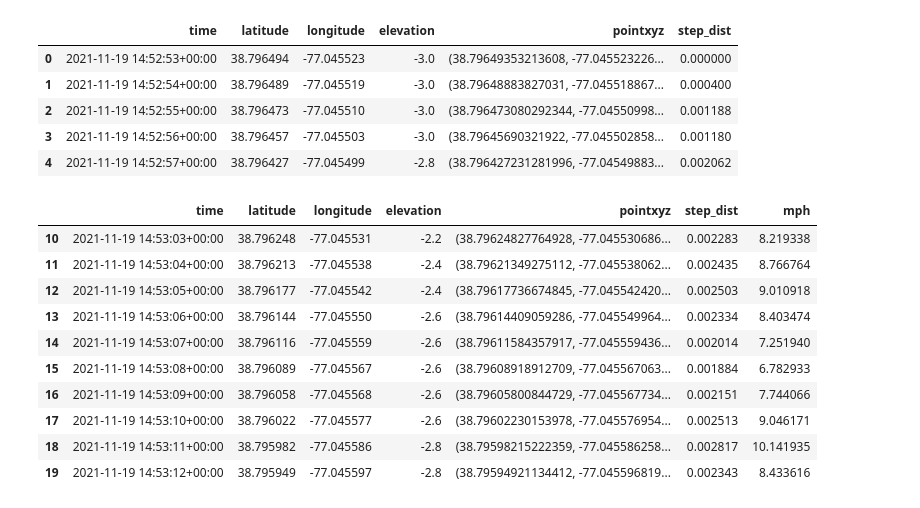
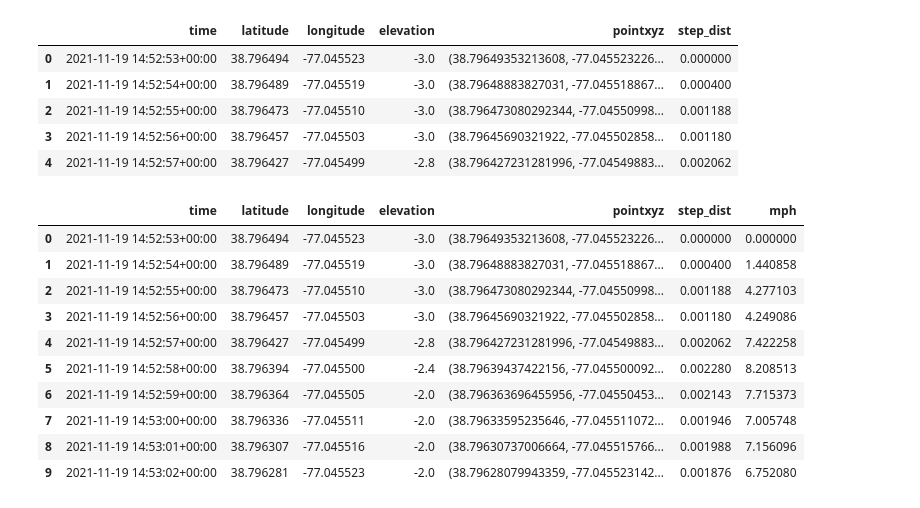
Before and after one commit to lrhf97/gpx_analysis, a Jupyter notebook: route_analysis.ipynb, the cells around one changed output. Drawn from its saved outputs; the diff is of its cells as text; code cells hidden in the pictures.

```diff
--- a/route_analysis.ipynb
+++ b/route_analysis.ipynb
@@ -201,16 +201,16 @@ for i in range(len(route_2loop_df)):
 
 route_2loop_df['mph'] = pd.Series(speed)
 # %%
-route_2loop_df[10:20]
+route_2loop_df[0:10]
 # %% [output]
 |  | time | latitude | longitude | elevation | pointxyz | step_dist | mph |
-| 10 | 2021-11-19 14:53:03+00:00 | 38.796248 | -77.045531 | -2.2 | (38.79624827764928, -77.045530686... | 0.002283 | 8.219338 |
-| 11 | 2021-11-19 14:53:04+00:00 | 38.796213 | -77.045538 | -2.4 | (38.79621349275112, -77.045538062... | 0.002435 | 8.766764 |
-| 12 | 2021-11-19 14:53:05+00:00 | 38.796177 | -77.045542 | -2.4 | (38.79617736674845, -77.045542420... | 0.002503 | 9.010918 |
-| 13 | 2021-11-19 14:53:06+00:00 | 38.796144 | -77.045550 | -2.6 | (38.79614409059286, -77.045549964... | 0.002334 | 8.403474 |
-| 14 | 2021-11-19 14:53:07+00:00 | 38.796116 | -77.045559 | -2.6 | (38.79611584357917, -77.045559436... | 0.002014 | 7.251940 |
-| 15 | 2021-11-19 14:53:08+00:00 | 38.796089 | -77.045567 | -2.6 | (38.79608918912709, -77.045567063... | 0.001884 | 6.782933 |
-| 16 | 2021-11-19 14:53:09+00:00 | 38.796058 | -77.045568 | -2.6 | (38.79605800844729, -77.045567734... | 0.002151 | 7.744066 |
-| 17 | 2021-11-19 14:53:10+00:00 | 38.796022 | -77.045577 | -2.6 | (38.79602230153978, -77.045576954... | 0.002513 | 9.046171 |
-| 18 | 2021-11-19 14:53:11+00:00 | 38.795982 | -77.045586 | -2.8 | (38.79598215222359, -77.045586258... | 0.002817 | 10.141935 |
-| 19 | 2021-11-19 14:53:12+00:00 | 38.795949 | -77.045597 | -2.8 | (38.79594921134412, -77.045596819... | 0.002343 | 8.433616 |
+| 0 | 2021-11-19 14:52:53+00:00 | 38.796494 | -77.045523 | -3.0 | (38.79649353213608, -77.045523226... | 0.000000 | 0.000000 |
+| 1 | 2021-11-19 14:52:54+00:00 | 38.796489 | -77.045519 | -3.0 | (38.79648883827031, -77.045518867... | 0.000400 | 1.440858 |
+| 2 | 2021-11-19 14:52:55+00:00 | 38.796473 | -77.045510 | -3.0 | (38.796473080292344, -77.04550998... | 0.001188 | 4.277103 |
+| 3 | 2021-11-19 14:52:56+00:00 | 38.796457 | -77.045503 | -3.0 | (38.79645690321922, -77.045502858... | 0.001180 | 4.249086 |
+| 4 | 2021-11-19 14:52:57+00:00 | 38.796427 | -77.045499 | -2.8 | (38.796427231281996, -77.04549883... | 0.002062 | 7.422258 |
+| 5 | 2021-11-19 14:52:58+00:00 | 38.796394 | -77.045500 | -2.4 | (38.79639437422156, -77.045500092... | 0.002280 | 8.208513 |
+| 6 | 2021-11-19 14:52:59+00:00 | 38.796364 | -77.045505 | -2.0 | (38.796363696455956, -77.04550453... | 0.002143 | 7.715373 |
+| 7 | 2021-11-19 14:53:00+00:00 | 38.796336 | -77.045511 | -2.0 | (38.79633595235646, -77.045511072... | 0.001946 | 7.005748 |
+| 8 | 2021-11-19 14:53:01+00:00 | 38.796307 | -77.045516 | -2.0 | (38.79630737006664, -77.045515766... | 0.001988 | 7.156096 |
+| 9 | 2021-11-19 14:53:02+00:00 | 38.796281 | -77.045523 | -2.0 | (38.79628079943359, -77.045523142... | 0.001876 | 6.752080 |
```
Also changed, not shown: parts of 10 cells of this notebook.
